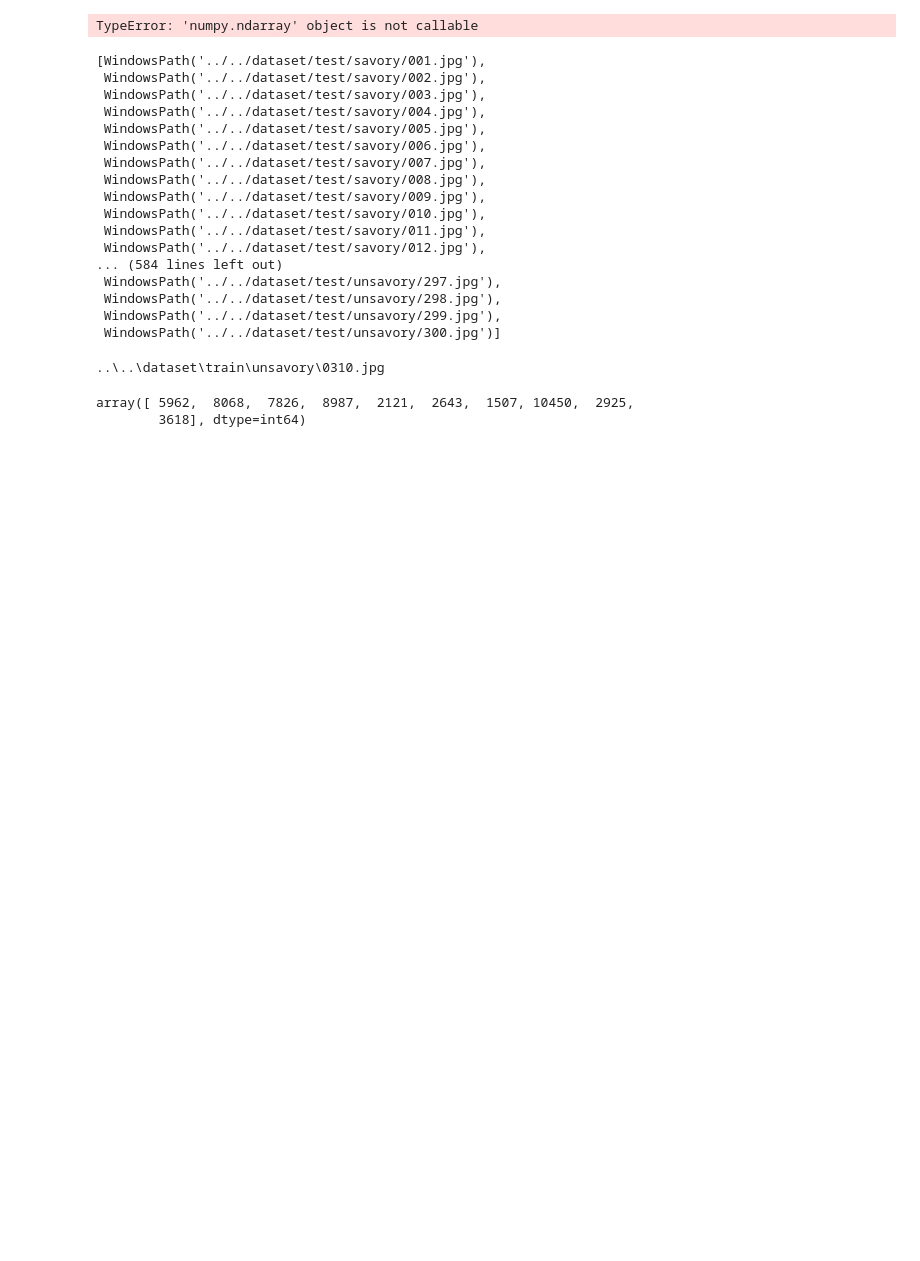
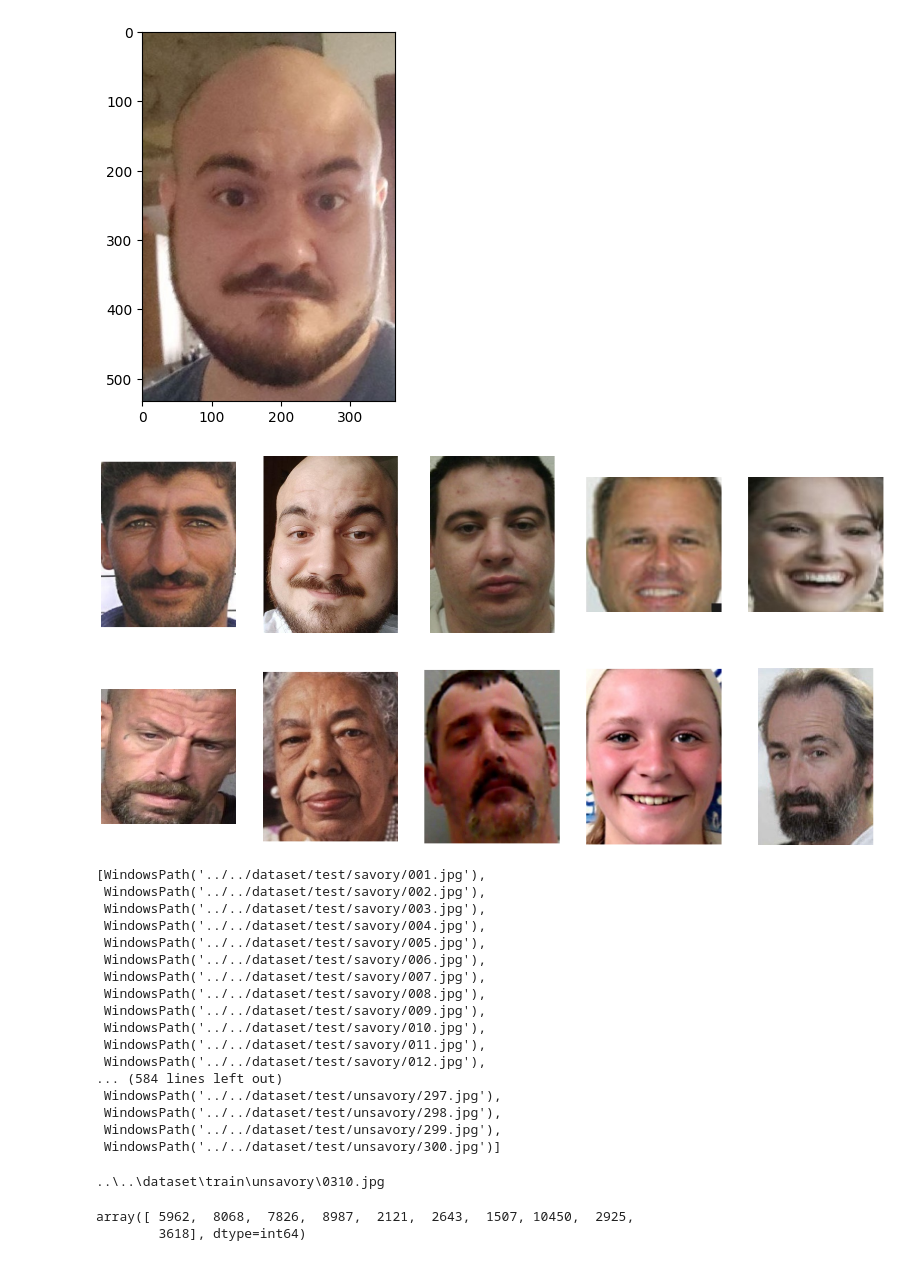
Before and after one commit to AlexGerry/Face_good_vs_bad, a Jupyter notebook: src/test_handcrafter.ipynb, the cells around one changed output. Drawn from its saved outputs; the diff is of its cells as text; code cells hidden in the pictures; blank space fills up the shorter version.

Commit message:
fixed test handcrafted

```diff
--- a/src/test_handcrafter.ipynb
+++ b/src/test_handcrafter.ipynb
@@ -124,0 +127,11 @@ measure_test, images_test, label_test = calculate_measures(images_test, label_te
+# %%
+%%capture
+measures_val = []
+for i in images_val:
+    measure = calculate_measures(i)
+    if len(measure)>0:
+        measures_val += [measure]
+    else:
+        index = images_val.index(i)
+        images_val.pop(index)
+        label_val.pop(index)
@@ -125,9 +148,20 @@ measure_test, images_test, label_test = calculate_measures(images_test, label_te
+# %%
+%%capture
+measures_test = []
+for i in images_test:
+    measure = calculate_measures(i)
+    if len(measure)>0:
+        measures_test += [measure]
+    else:
+        index = images_test.index(i)
+        images_test.pop(index)
+        label_test.pop(index)
 # %%
 from sklearn import svm
 from sklearn.metrics import classification_report, confusion_matrix
 classifier = svm.NuSVC(nu=0.3,random_state=42)
-classifier.fit(measure, label_train)
-predicted = classifier.predict(measure_val)
+classifier.fit(measures, label_train)
+predicted = classifier.predict(measures_val)
 print(classification_report(label_val, predicted))
 print(confusion_matrix(label_val, predicted))
 # %% [output]
@@ -139,7 +183,7 @@ print(confusion_matrix(label_test, predicted))
 # %%
 from sklearn.neighbors import KDTree
 import os
-tree = KDTree(measure)
+tree = KDTree(measures)
 # %%
 def imageSubplot(similar):
     import numpy as np
@@ -150,11 +194,12 @@ def imageSubplot(similar):
         plt.imshow(plt.imread(path))
     plt.show()
 # %%
-for i in range(6,7):
-    img = imread(images_test[i])
-    feature, _, _ = calculate_measures([images_test[i]], None)
-    dist, similar = tree.query(feature, k=10, return_distance=True)
-    print(similar)
+my_photo = "./Test_my_photo/test_pre_after_processed/"
+my = list(Path(my_photo).rglob(f"*.jpg"))
+for path in my[18:19]:
+    img = imread(path)
+    feature = calculate_measures(path)
+    dist, similar = tree.query([feature], k=10, return_distance=True)
     #imgs_path = [os.path.join(*images_test[j].split('\\')[-2:]) for j in similar[0]]
     imgs_path = [images_path[j] for j in similar[0]]
     plt.figure()
@@ -175,4 +220,5 @@ for i in range(6,7):
-TypeError: 'numpy.ndarray' object is not callable
+[figure, added]
+[figure, added]
 # %%
 images_test
 # %% [output]
```
Also changed, not shown: parts of 12 cells of this notebook.
